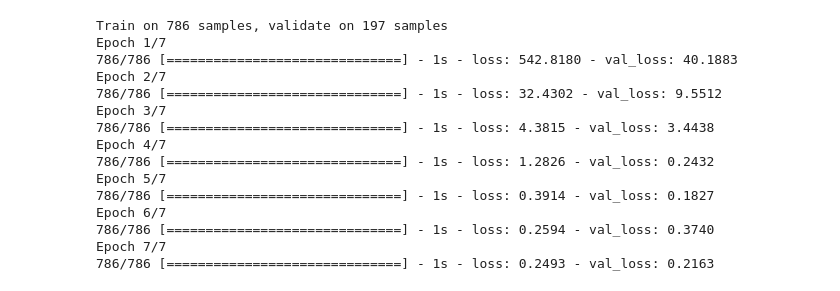
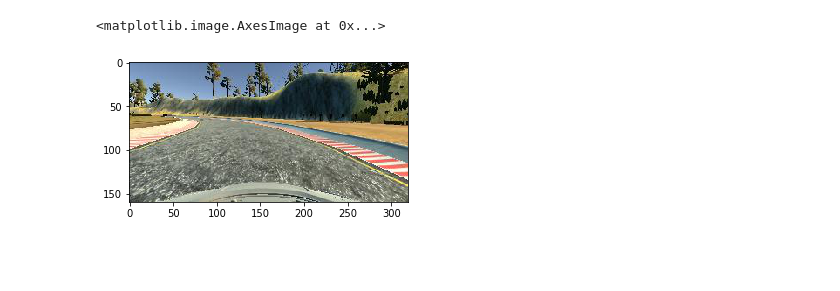
Before and after one commit to kevinwestern/CarND-Behavioral-Cloning-P3, a Jupyter notebook: model.ipynb, the cells around one changed output. Cells and saved outputs as stored; diff of their text form; code cells hidden in the pictures; blank space fills up the shorter version.

```diff
--- a/model.ipynb
+++ b/model.ipynb
@@ -1,23 +0,0 @@
-# %%
-import csv
-import cv2
-
-lines = []
-with open ('./data/driving_log.csv') as csvfile:
-    reader = csv.reader(csvfile)
-    for line in reader:
-        lines.append(line)
-
-imgs = []
-angles = []
-
-for line in lines:
-    source = line[0]
-    filename = source.split('/')[-1]
-    img_path = './data/IMG/%s' % filename
-    imgs.append(cv2.imread(img_path))
-    angles.append(float(line[3]))
-
-width = imgs[0].shape[1]
-height = imgs[0].shape[0]
-channels = imgs[0].shape[2]
@@ -24,4 +73,10 @@ channels = imgs[0].shape[2]
 # %%
 import numpy as np
 X_train = np.asarray(imgs)
 y_train = np.asarray(angles)
+
+plt.figure(figsize=(5,5))
+plt.imshow(X_train[0])
+# %% [output]
+<matplotlib.image.AxesImage at 0x...>
+[figure, added]
@@ -34,28 +82,0 @@ X_train_grayscale = np.sum(X_train_normalized/3, axis=3, keepdims=True)
-# %%
-from keras.models import Sequential
-from keras.layers import Flatten, Dense
-
-model = Sequential()
-model.add(Flatten(input_shape=(160, 320, 3)))
-model.add(Dense(1))
-
-model.compile(loss='mse', optimizer='adam')
-model.fit(X_train_normalized, y_train, validation_split=0.2, shuffle=True, nb_epoch=7)
-
-model.save('model.h5')
-# %% [output]
-Train on 786 samples, validate on 197 samples
-Epoch 1/7
-786/786 [==============================] - 1s - loss: 542.8180 - val_loss: 40.1883
-Epoch 2/7
-786/786 [==============================] - 1s - loss: 32.4302 - val_loss: 9.5512
-Epoch 3/7
-786/786 [==============================] - 1s - loss: 4.3815 - val_loss: 3.4438
-Epoch 4/7
-786/786 [==============================] - 1s - loss: 1.2826 - val_loss: 0.2432
-Epoch 5/7
-786/786 [==============================] - 1s - loss: 0.3914 - val_loss: 0.1827
-Epoch 6/7
-786/786 [==============================] - 1s - loss: 0.2594 - val_loss: 0.3740
-Epoch 7/7
-786/786 [==============================] - 1s - loss: 0.2493 - val_loss: 0.2163
```
Also changed, not shown: parts of 4 cells of this notebook, 1 other file.
